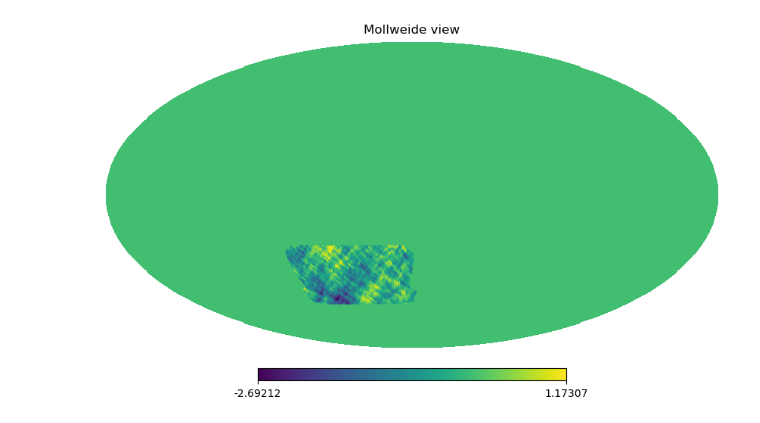
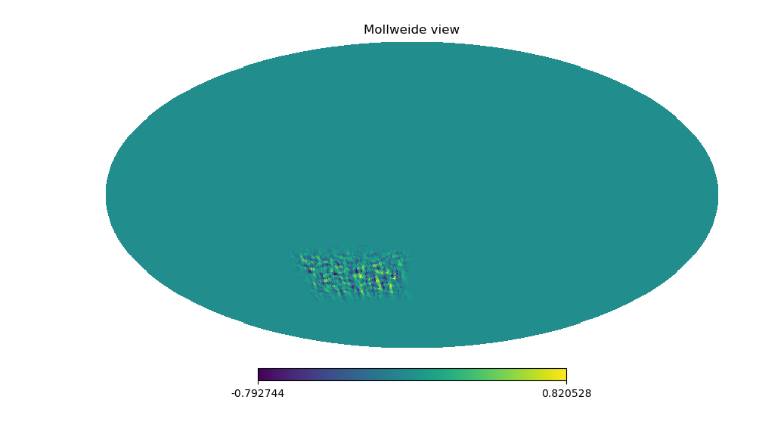
Before and after one commit to catyz/filterbin, a Jupyter notebook: covariance.ipynb, the cells around one changed output. Drawn from its saved outputs; the diff is of its cells as text; code cells hidden in the pictures.

```diff
--- a/covariance.ipynb
+++ b/covariance.ipynb
@@ -131,12 +133,12 @@ Cl_BBonly = obs_cov.get_Cl(nside, 'B')
 # %%
 pi_b = sp.sparse.load_npz('pi_b_64.npz')
 # %%
-m = hp.synfast(Cl_BBonly, nside, new=True)
+m = (R@hp.synfast(Cl_BBonly, nside, new=True).flatten()).reshape(3, npix)
 pure_QU = (pi_b @ m[1:].flatten()).reshape(2,npix)
 # %%
-hp.mollview(mask*m[1])
+hp.mollview(m[2])
 # %% [output]
-[figure, old version]
+[figure, new version]
 # %%
 hp.mollview(pure_QU[1])
 # %% [output]
```
Also changed, not shown: parts of 19 cells of this notebook, 3 other files.
